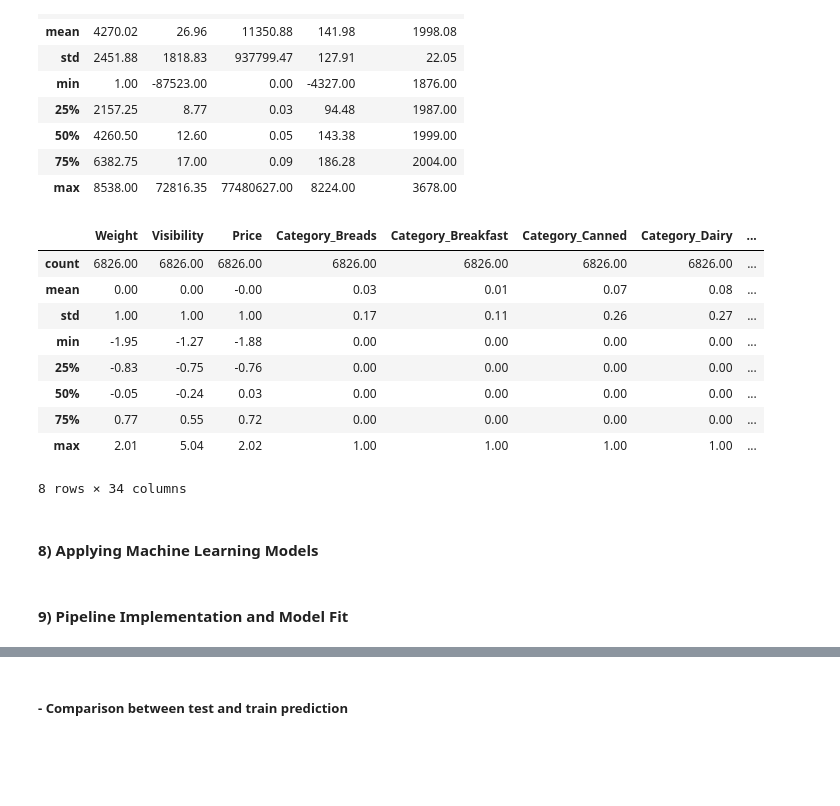
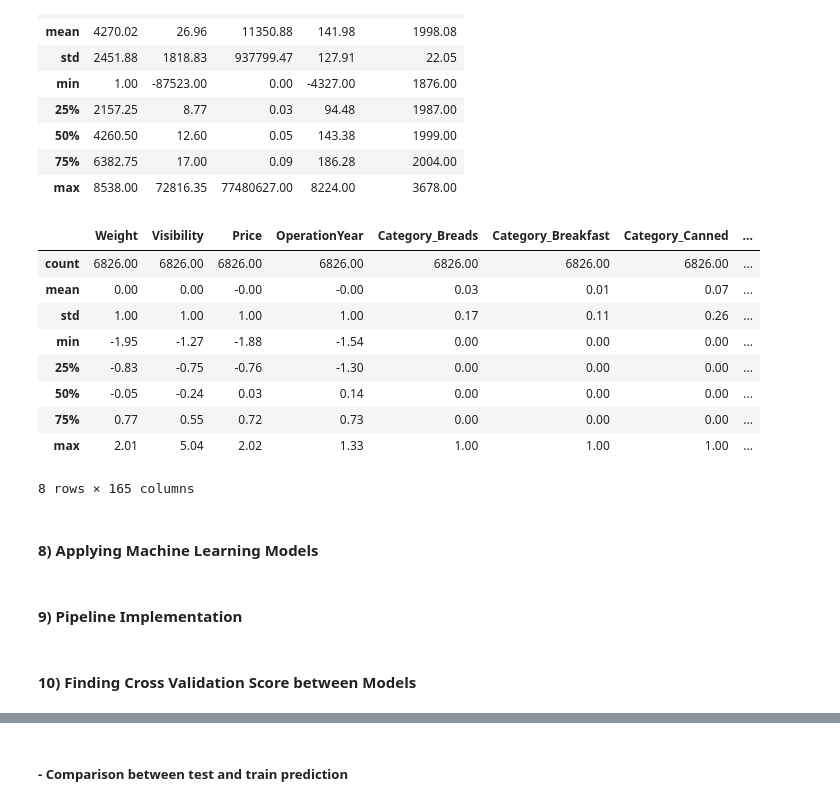
Before and after one commit to simran2104/retail-sales-prediction, a Jupyter notebook: sales_prediction-model.ipynb, the cells around one changed output, grey strips where cells are left out. Saved outputs shown, nothing was run; the diff lists cells and outputs as text; code cells hidden in the pictures; blank space fills up the shorter version.

Commit message:
feat: Added modelling, requirements and predicted sales

```diff
--- a/sales_prediction-model.ipynb
+++ b/sales_prediction-model.ipynb
@@ -501,15 +528,14 @@ Fat combine
 # %% [markdown]
 #### 2.) Segregation of ID column
 # %%
-# def split_id(X):
-#     X = X.copy()
-#     X[["Product_Code", "Product_ID"]] = X["ID"].str.extract(
-#         r"^([A-Z]{3})(\d{2})$"
-#     )
-#     X = X.drop(columns=["ID"])
-#     return X
+def split_id(X):
+    X[["Product_Code", "Product_ID"]] = (
+        X["ID"].str.extract(r"^([A-Z]{3})(\d{2})$")
+    )
+    X = X.drop(columns=["ID"])
+    return X
 
-# trf2 = FunctionTransformer(split_id)
+trf2 = FunctionTransformer(split_id)
 
-# X_train_temp = trf2.fit_transform(X_train_temp)
-# X_train_temp.sample(5)
+X_train_temp = trf2.fit_transform(X_train_temp)
+X_train_temp.sample(5)
@@ -533,7 +566,9 @@ trf3 = FunctionTransformer(
             X["Price"],
             np.nan
         ),
-        OperationYear=np.clip(X["OperationYear"], 1985, pd.Timestamp.today().year)
+        OperationYear = np.where(
+            X["OperationYear"].between(1985, pd.Timestamp.today().year), X["OperationYear"], np.nan
+        )
     )
 )
 
@@ -599,9 +632,9 @@ from sklearn.preprocessing import OneHotEncoder, OrdinalEncoder
 trf5 = ColumnTransformer(
     transformers = [
         # Handling Missing values on Numerical Features
-        ('trf_5_1', SimpleImputer(strategy="median"), ["Weight", "Visibility", "Price"]),
+        ('trf_5_1', SimpleImputer(strategy="median"), ["Weight", "Visibility", "Price", "OperationYear"]),
         # Handling Missing values on Categorical Features
-        ('trf_5_2', SimpleImputer(strategy="most_frequent"), ["Fat", "Category", "Area", "Size", "Type", "StoreCode"])
+        ('trf_5_2', SimpleImputer(strategy="most_frequent"), ["Fat", "Category", "Area", "Size", "Type", "StoreCode", "Product_Code", "Product_ID"])
     ],
     remainder="passthrough",
     verbose_feature_names_out=False
@@ -639,7 +679,8 @@ from sklearn.preprocessing import OneHotEncoder, OrdinalEncoder
 trf6 = ColumnTransformer(
     transformers = [
         # Applying Encoding on Categorical Features
-        ('trf_6_1', OneHotEncoder(drop="first", sparse_output=False, handle_unknown="ignore"), ['Category', 'StoreCode','Type']),
+        ('trf_6_1', OneHotEncoder(drop="first", sparse_output=False, handle_unknown="ignore"), ['Category', 'Type', "StoreCode",
+                                                                                                "Product_Code", "Product_ID"]),
         ('trf_6_2', OrdinalEncoder(categories = [['Low Fat', 'Regular'],
                                                  ['Tier 3', 'Tier 2', 'Tier 1'],
                                                 ['Small', 'Medium', 'High']],
@@ -675,28 +716,28 @@ X_train.describe()
 # %%
 from sklearn.preprocessing import StandardScaler
 
 trf7 = ColumnTransformer(
     transformers=[
-        ("trf_7_1", StandardScaler(), ["Weight", "Visibility", "Price"])
+        ("trf_7_1", StandardScaler(), ["Weight", "Visibility", "Price", "OperationYear"])
     ],
     remainder="passthrough",
     verbose_feature_names_out=False
 )
 trf7.set_output(transform="pandas")
 
 X_train_temp = trf7.fit_transform(X_train_temp)
 X_train_temp.describe()
 # %% [output]
-|  | Weight | Visibility | Price | Category_Breads | Category_Breakfast | Category_Canned | Category_Dairy | ... |
+|  | Weight | Visibility | Price | OperationYear | Category_Breads | Category_Breakfast | Category_Canned | ... |
 | count | 6826.00 | 6826.00 | 6826.00 | 6826.00 | 6826.00 | 6826.00 | 6826.00 | ... |
-| mean | 0.00 | 0.00 | -0.00 | 0.03 | 0.01 | 0.07 | 0.08 | ... |
-| std | 1.00 | 1.00 | 1.00 | 0.17 | 0.11 | 0.26 | 0.27 | ... |
-| min | -1.95 | -1.27 | -1.88 | 0.00 | 0.00 | 0.00 | 0.00 | ... |
-| 25% | -0.83 | -0.75 | -0.76 | 0.00 | 0.00 | 0.00 | 0.00 | ... |
-| 50% | -0.05 | -0.24 | 0.03 | 0.00 | 0.00 | 0.00 | 0.00 | ... |
-| 75% | 0.77 | 0.55 | 0.72 | 0.00 | 0.00 | 0.00 | 0.00 | ... |
-| max | 2.01 | 5.04 | 2.02 | 1.00 | 1.00 | 1.00 | 1.00 | ... |
+| mean | 0.00 | 0.00 | -0.00 | -0.00 | 0.03 | 0.01 | 0.07 | ... |
+| std | 1.00 | 1.00 | 1.00 | 1.00 | 0.17 | 0.11 | 0.26 | ... |
+| min | -1.95 | -1.27 | -1.88 | -1.54 | 0.00 | 0.00 | 0.00 | ... |
+| 25% | -0.83 | -0.75 | -0.76 | -1.30 | 0.00 | 0.00 | 0.00 | ... |
+| 50% | -0.05 | -0.24 | 0.03 | 0.14 | 0.00 | 0.00 | 0.00 | ... |
+| 75% | 0.77 | 0.55 | 0.72 | 0.73 | 0.00 | 0.00 | 0.00 | ... |
+| max | 2.01 | 5.04 | 2.02 | 1.33 | 1.00 | 1.00 | 1.00 | ... |
-8 rows × 34 columns
+8 rows × 165 columns
 # %% [markdown]
 #### 8) Applying Machine Learning Models
 # %%
@@ -755,7 +796,7 @@ models = {
     )
 }
 # %% [markdown]
-#### 9) Pipeline Implementation and Model Fit
+#### 9) Pipeline Implementation
 # %%
 from sklearn.pipeline import Pipeline
 from sklearn.base import clone
@@ -775,6 +816,8 @@ def build_model_pipeline(model):
         ("preprocessing", clone(preprocessing)),
         ("model", clone(model))
     ])
+# %% [markdown]
+#### 10) Finding Cross Validation Score between Models
 # %%
 from sklearn.model_selection import cross_val_score
 
```
Also changed, not shown: parts of 38 cells of this notebook, 2 other files.
